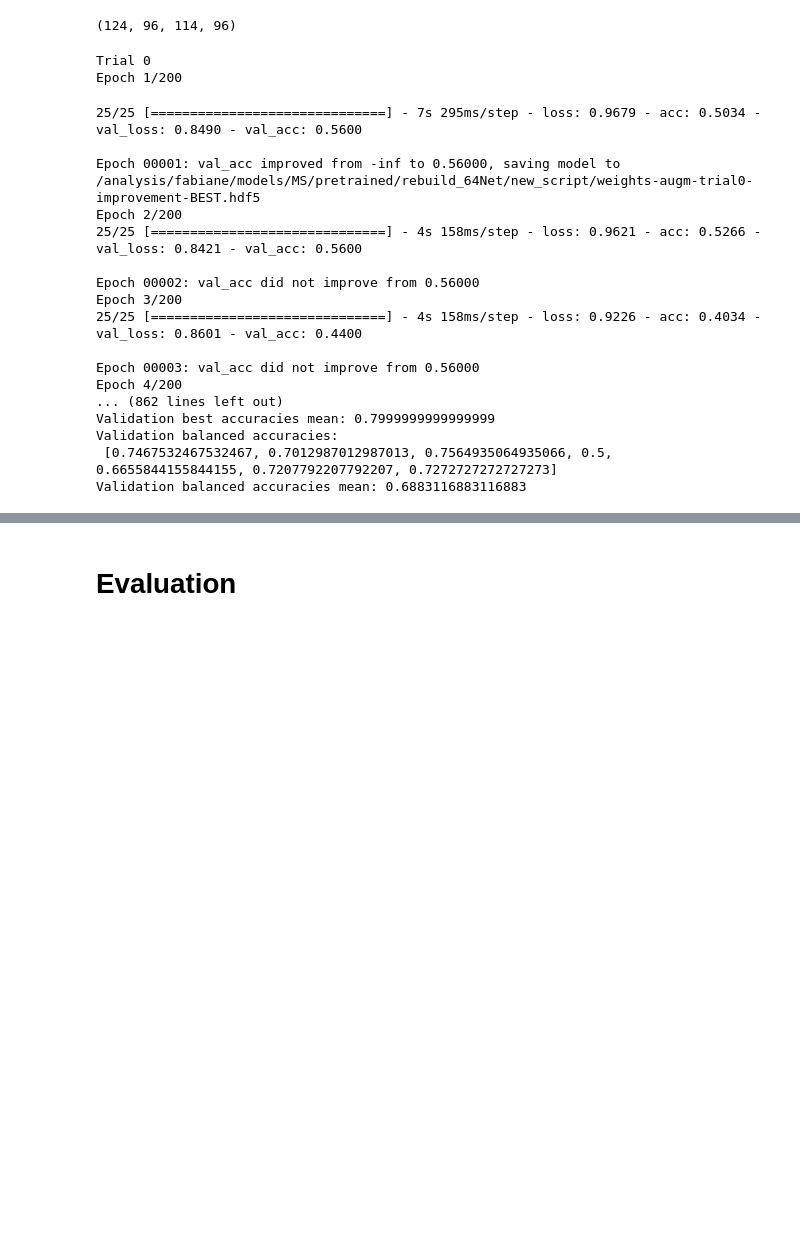
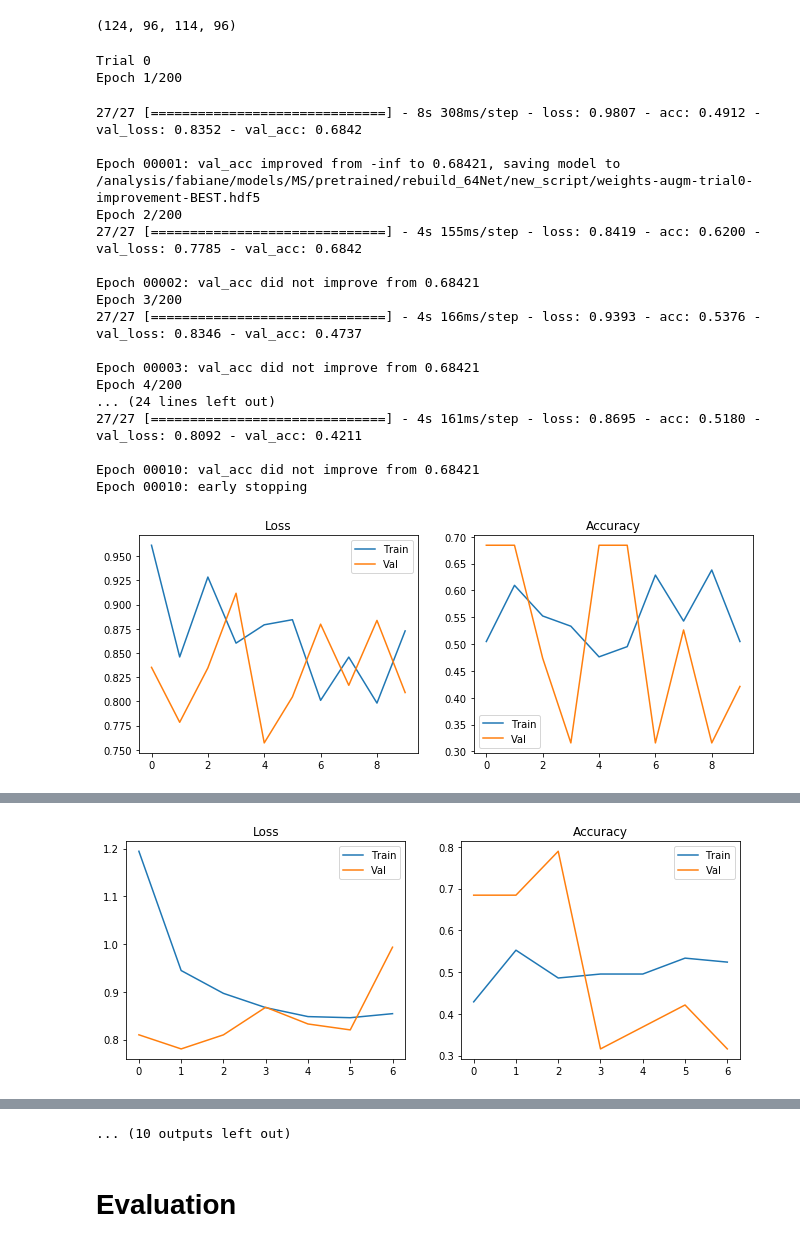
Before and after one commit to derEitel/explainableMS, a Jupyter notebook: Fine-tuning on MS.ipynb, the cells around one changed output, grey strips where cells are left out. Drawn from its saved outputs; the diff is of its cells as text; code cells hidden in the pictures; blank space fills up the shorter version.

```diff
--- a/Fine-tuning on MS.ipynb
+++ b/Fine-tuning on MS.ipynb
@@ -137,7 +137,9 @@ def init_model(path, finetune=True, up_to=7):
     return model
 # %%
 # load model weights
-model_path = "/analysis/share/Ritter/models/fabi/ADNI/pretraining_paper/model.h5"
+#model_path = "/analysis/share/Ritter/models/fabi/ADNI/pretraining_paper/model.h5"
+model_path = "/analysis/share/Ritter/models/fabi/ADNI/pretraining_paper/model_trial_8.h5"
+#model_path = "/analysis/fabiane/models/ADNI/Felix/retrain_emily_version/dropout0.3_lr0.001_dc0_l20.01_20181119-163525_weights_ep04_vacc0.87.hdf5"
 model = init_model(model_path, finetune=False, up_to=None)
 print(model.summary())
 # %% [output]
@@ -228,21 +230,20 @@ X_train.shape
 from sklearn.model_selection import train_test_split
 # %%
 # split training set
-X_train, X_val, y_train, y_val = train_test_split(X_train, y_train, test_size=0.2, random_state=77)
+X_train, X_val, y_train, y_val = train_test_split(X_train, y_train, test_size=0.15, random_state=77)
 # %%
 # training args
 lr = 0.0005
 lr_decay = 0.002
 transforms = [intensity, sagittal_flip, translate]
 
-num_trials = 7
+num_trials = 10
 store_models = True
-
-# callbacks
-earlystop = EarlyStopping(monitor='val_loss', min_delta=0, patience=5, verbose=1, mode='auto')
 
 accuracies = []
 balanced_accuracies = []
+sensitivities = []
+specificities = []
 max_acc = []
 
 for i in range(num_trials):
@@ -263,50 +264,71 @@ for i in range(num_trials):
         callbacks = [earlystop]
 
     train_loader = CISDataset(X_train, y_train, transform=transforms, batch_size=b, shuffle=True)
-    val_loader = CISDataset(X_val, y_val, transform=[intensity], batch_size=1, shuffle=False)
+    val_loader = CISDataset(X_val, y_val, transform=[intensity], batch_size=4, shuffle=True)
 
     # Start training
     history = model.fit_generator(train_loader,
                         epochs=num_epochs,
-                        verbose=1,
                         validation_data=val_loader,
                         callbacks=callbacks)
-
+    # Plot training curves
+    plt.figure(figsize=(11, 4))
+    plt.subplot(1, 2, 1)
+    plt.plot(history.history["loss"])
+    plt.plot(history.history["val_loss"])
+    plt.legend(["Train", "Val"])
+    plt.title("Loss")
+    plt.subplot(1, 2, 2)
+    plt.plot(history.history["acc"])
+    plt.plot(history.history["val_acc"])
+    plt.legend(["Train", "Val"])
+    plt.title("Accuracy")
+    plt.show()
     # Evaluation
     y_pred = model.predict_generator(val_loader)
     #y_true = [item for sublist in [val_loader[batch_idx][1] for batch_idx in range(len(val_loader))] for item in sublist]
     bal_acc = balanced_accuracy(y_val, y_pred>0.5)
+    sens = sensitivity(y_val, y_pred>0.5)
+    spec = specificity(y_val, y_pred>0.5)
+    # Store results
     accuracies.append(history.history["val_acc"][-1])
     balanced_accuracies.append(bal_acc)
     max_acc.append(np.max(history.history["val_acc"]))
+    sensitivities.append(sens)
+    specificities.append(spec)
 
 training_time = time.time() - start_time
 print("Training Time: {}h:{}m:{}s".format(
             training_time//3600, (training_time//60)%60, training_time%60))
-
+# Print results
 print("Validation final accuracies: \n {}".format(accuracies))
 print("Validation final accuracies mean: {}".format(np.mean(accuracies)))
 print("Validation best accuracies: \n {}".format(max_acc))
 print("Validation best accuracies mean: {}".format(np.mean(max_acc)))
 print("Validation balanced accuracies: \n {}".format(balanced_accuracies))
 print("Validation balanced accuracies mean: {}".format(np.mean(balanced_accuracies)))
+print("Validation final sensitivities: \n {}".format(sensitivities))
+print("Validation final sensitivities' mean: {}".format(np.mean(sensitivities)))
+print("Validation final specificities: \n {}".format(specificities))
+print("Validation final specificities' mean: {}".format(np.mean(specificities)))
 # %% [output]
 Trial 0
 Epoch 1/200
-25/25 [==============================] - 7s 295ms/step - loss: 0.9679 - acc: 0.5034 - val_loss: 0.8490 - val_acc: 0.5600
+27/27 [==============================] - 8s 308ms/step - loss: 0.9807 - acc: 0.4912 - val_loss: 0.8352 - val_acc: 0.6842
 
-Epoch 00001: val_acc improved from -inf to 0.56000, saving model to /analysis/fabiane/models/MS/pretrained/rebuild_64Net/new_script/weights-augm-trial0-improvement-BEST.hdf5
+Epoch 00001: val_acc improved from -inf to 0.68421, saving model to /analysis/fabiane/models/MS/pretrained/rebuild_64Net/new_script/weights-augm-trial0-improvement-BEST.hdf5
 Epoch 2/200
-25/25 [==============================] - 4s 158ms/step - loss: 0.9621 - acc: 0.5266 - val_loss: 0.8421 - val_acc: 0.5600
+27/27 [==============================] - 4s 155ms/step - loss: 0.8419 - acc: 0.6200 - val_loss: 0.7785 - val_acc: 0.6842
 
-Epoch 00002: val_acc did not improve from 0.56000
+Epoch 00002: val_acc did not improve from 0.68421
 Epoch 3/200
-25/25 [==============================] - 4s 158ms/step - loss: 0.9226 - acc: 0.4034 - val_loss: 0.8601 - val_acc: 0.4400
+27/27 [==============================] - 4s 166ms/step - loss: 0.9393 - acc: 0.5376 - val_loss: 0.8346 - val_acc: 0.4737
 
-Epoch 00003: val_acc did not improve from 0.56000
+Epoch 00003: val_acc did not improve from 0.68421
 Epoch 4/200
-... (862 lines left out)
-Validation best accuracies mean: 0.7999999999999999
-Validation balanced accuracies:
- [0.7467532467532467, 0.7012987012987013, 0.7564935064935066, 0.5, 0.6655844155844155, 0.7207792207792207, 0.7272727272727273]
-Validation balanced accuracies mean: 0.6883116883116883
+... (24 lines left out)
+27/27 [==============================] - 4s 161ms/step - loss: 0.8695 - acc: 0.5180 - val_loss: 0.8092 - val_acc: 0.4211
+
+Epoch 00010: val_acc did not improve from 0.68421
+Epoch 00010: early stopping
+[figure, added]
@@ -312,0 +352 @@ Validation balanced accuracies mean: 0.6883116883116883
+[figure, added]
@@ -313,3 +424,4 @@ Validation balanced accuracies mean: 0.6883116883116883
+... (10 outputs left out)
 # %%
 training_time = time.time() - start_time
 # %% [markdown]
```
Also changed, not shown: parts of 8 cells of this notebook, 8 other files.
